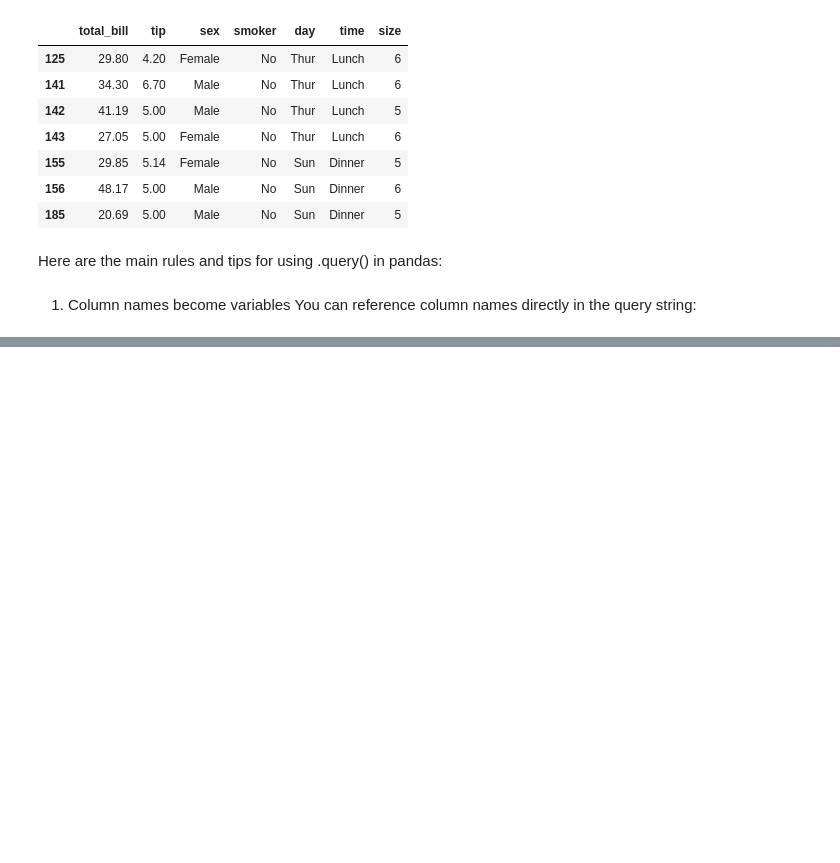
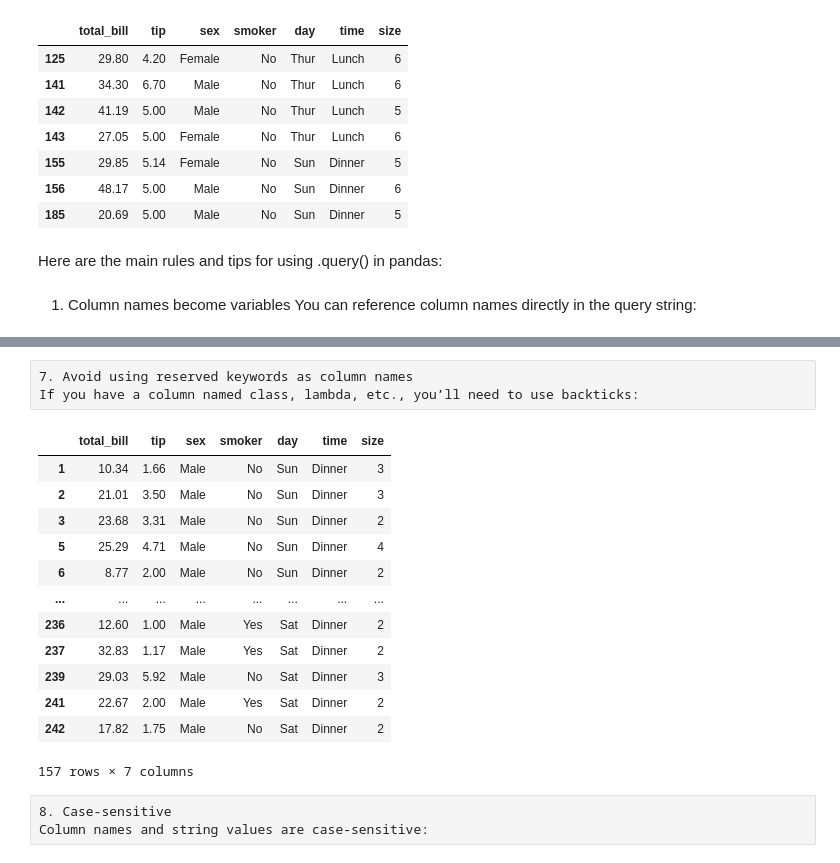
Before and after one commit to prateekyado/pandas-practice, a Jupyter notebook: NoteBook/04_data_selection_filtering.ipynb, the cells around one changed output, grey strips where cells are left out. Cells and saved outputs as stored; diff of their text form; code cells hidden in the pictures; blank space fills up the shorter version.

```diff
--- a/NoteBook/04_data_selection_filtering.ipynb
+++ b/NoteBook/04_data_selection_filtering.ipynb
@@ -218,2 +245,24 @@ df.query("City == 'delhi'")  # ❌ if actual value is 'Delhi'
+# %% [raw]
+7. Avoid using reserved keywords as column names
+If you have a column named class, lambda, etc., you’ll need to use backticks:
+# %%
+df.query("`sex` == 'Male'")
+# %% [output]
+|  | total_bill | tip | sex | smoker | day | time | size |
+| 1 | 10.34 | 1.66 | Male | No | Sun | Dinner | 3 |
+| 2 | 21.01 | 3.50 | Male | No | Sun | Dinner | 3 |
+| 3 | 23.68 | 3.31 | Male | No | Sun | Dinner | 2 |
+| 5 | 25.29 | 4.71 | Male | No | Sun | Dinner | 4 |
+| 6 | 8.77 | 2.00 | Male | No | Sun | Dinner | 2 |
+| ... | ... | ... | ... | ... | ... | ... | ... |
+| 236 | 12.60 | 1.00 | Male | Yes | Sat | Dinner | 2 |
+| 237 | 32.83 | 1.17 | Male | Yes | Sat | Dinner | 2 |
+| 239 | 29.03 | 5.92 | Male | No | Sat | Dinner | 3 |
+| 241 | 22.67 | 2.00 | Male | Yes | Sat | Dinner | 2 |
+| 242 | 17.82 | 1.75 | Male | No | Sat | Dinner | 2 |
+157 rows × 7 columns
+# %% [raw]
+8. Case-sensitive
+Column names and string values are case-sensitive:
 # %%
 9. .query() returns a copy, not a view
```
Also changed, not shown: parts of 16 cells of this notebook, 15 other files.
